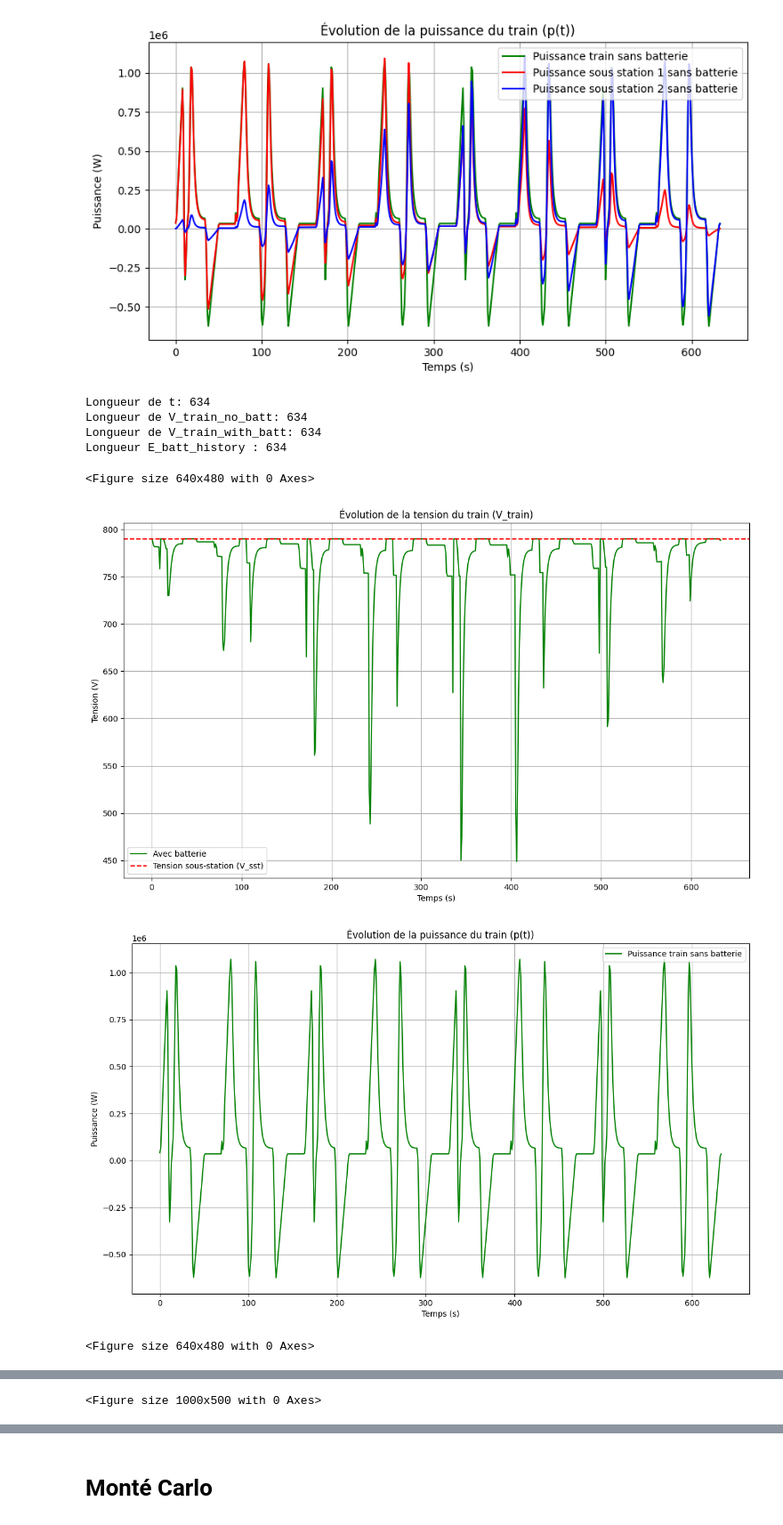
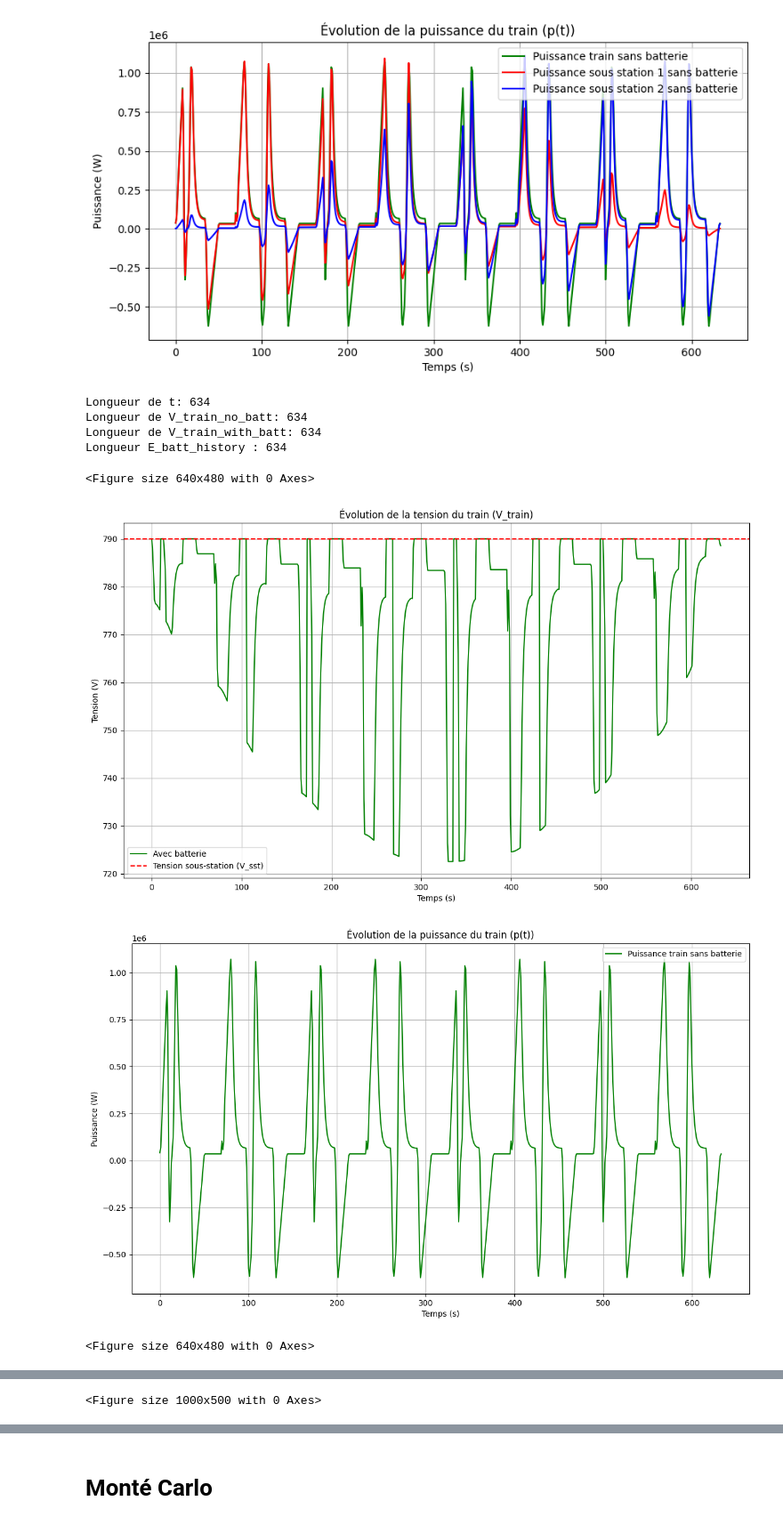
Before and after one commit to Yasserbhb/PROJET_OPT, a Jupyter notebook: OPTI_PROJECT_V1.ipynb, the cells around one changed output, grey strips where cells are left out. Shown at 89% size. Drawn from its saved outputs; the diff is of its cells as text; code cells hidden in the pictures.

```diff
--- a/OPTI_PROJECT_V1.ipynb
+++ b/OPTI_PROJECT_V1.ipynb
@@ -334,14 +334,14 @@ def plot_simulation_results():
     plt.legend()
     plt.grid()
 # %%
-[V_train_with_batt, E_batt_history, Delta_Vmax ,cout_batt]= batterie_simulation(2e6, 490e3, 2e5, position, temps)
+[V_train_with_batt, E_batt_history, Delta_Vmax ,cout_batt]= batterie_simulation(5e6, 500e3, 3.3e5, position, temps)
 plot_simulation_results()
 # %% [output]
 Longueur de t: 634
 Longueur de V_train_no_batt: 634
 Longueur de V_train_with_batt: 634
 Longueur E_batt_history : 634
 <Figure size 640x480 with 0 Axes>
-[figure, old version]
+[figure, new version]
 [figure]
 <Figure size 640x480 with 0 Axes>
```
Also changed, not shown: parts of 2 cells of this notebook, 4 other files.
